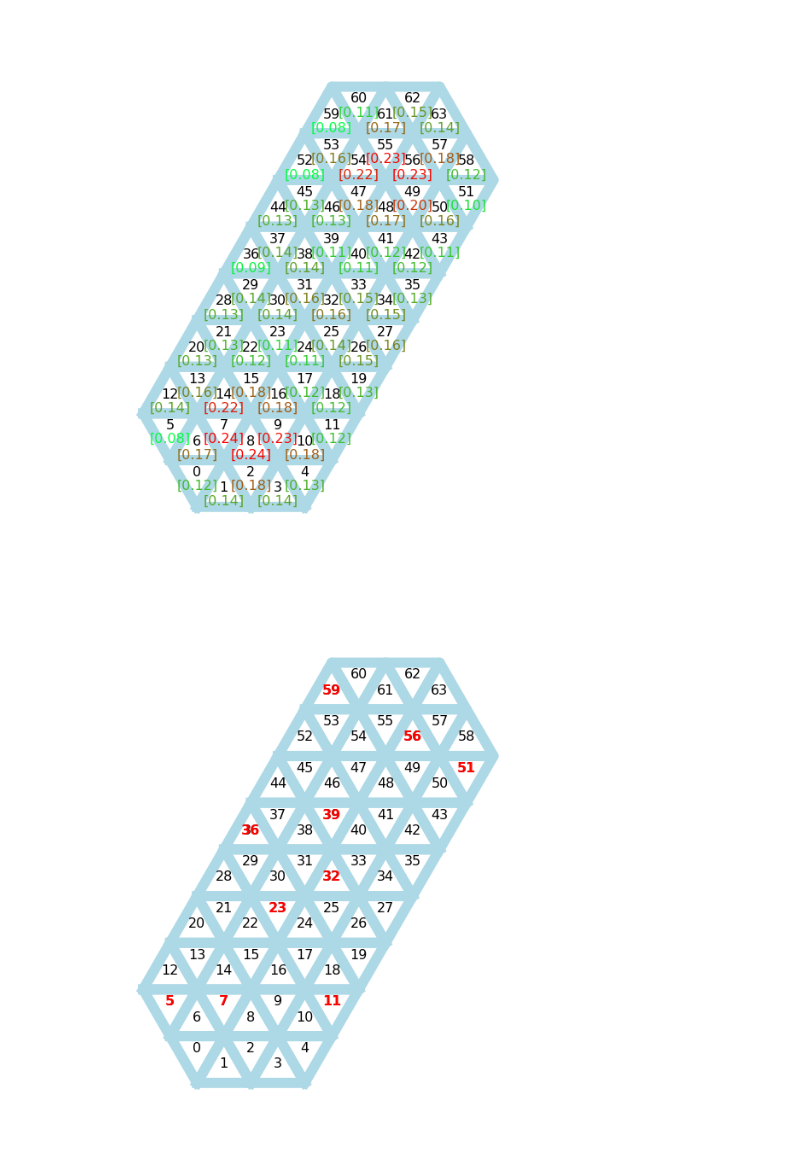
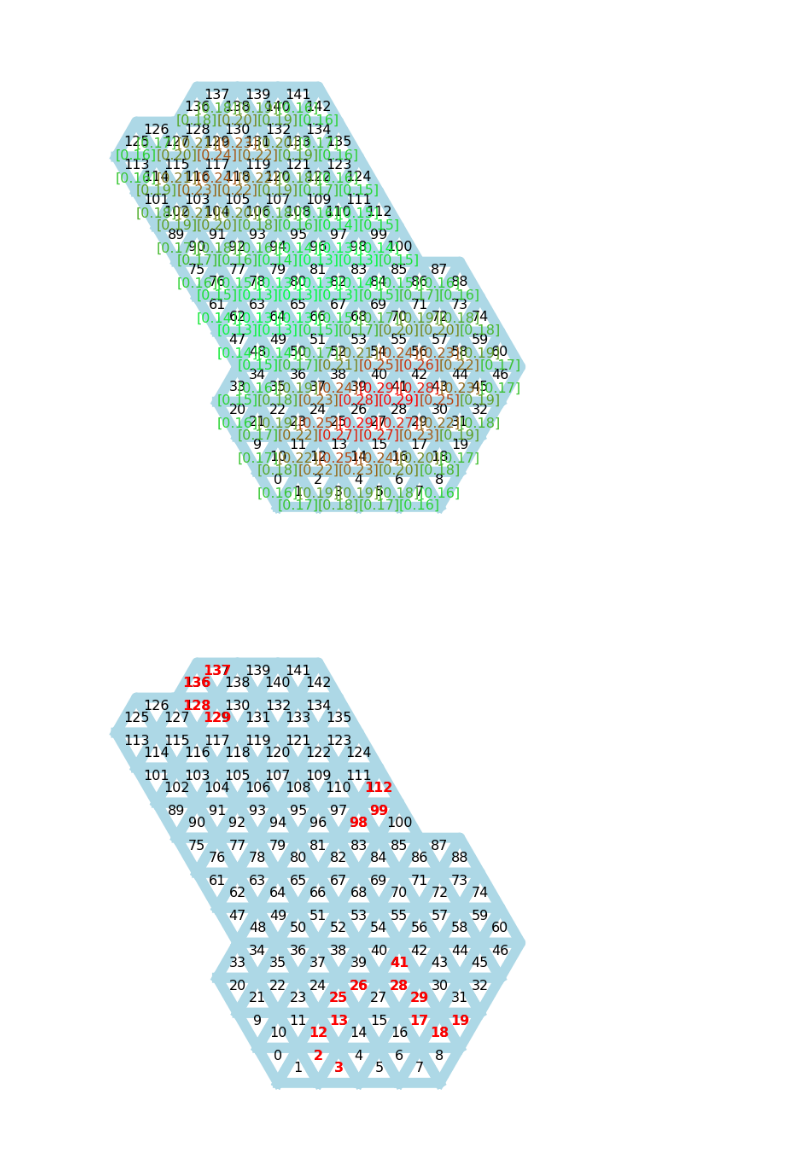
Before and after one commit to udaykusupati/ActuationUmbrellaMeshes, a Jupyter notebook: python/actuation_experiments/external_deployment.ipynb, the cells around one changed output. Saved outputs shown, nothing was run; the diff lists cells and outputs as text; code cells hidden in the pictures.

```diff
--- a/python/actuation_experiments/external_deployment.ipynb
+++ b/python/actuation_experiments/external_deployment.ipynb
@@ -10,8 +8,9 @@ from mesh_paths import  saddle_path,  igloo_coarse_path, \
 # %%
-mesh_path = peanut_path
+mesh_path, nb_units = squid
+# %%
+category = 'squid/sp'
 # %%
-name='bumps_depressions'
-name='shortest_paths_minDepF'
+name='sp_AAO_N'
 # %%
 degree = 3
 deployment = 'linear'
@@ -23,0 +18,4 @@ assert sum(steps) == nb_steps
+# %%
+active_cells = [[26, 25, 13, 12, 2, 3, 41, 28, 29, 17, 18, 19, 112, 99, 98, 129, 128, 136, 137]]
+# steps = [8,7]
+steps = [nb_steps]
@@ -24,9 +25,11 @@ assert sum(steps) == nb_steps
 # %%
-target_percents = [[99]*len(a) for a in active_cells]
+target_percents = [[100]*len(a) for a in active_cells]
+# target_percents = [[90,95,95,95,95]]
+# target_percents = [[99]*len(active_cells[0]), [99]*len(active_cells[0])+ [100]*(len(active_cells[1])-len(active_cells[0]))]
 non_regular_grid(mesh_path, degree, category, name, steps, deployment, active_cells, target_percents, verbose=True)
 # %% [output]
-[figure, old version]
+[figure, new version]
-[figure, old version]
+[figure, new version]
 Deployment
 
 ==== PHASE 01/01 ====
```
Also changed, not shown: parts of 6 cells of this notebook, 20 other files.
